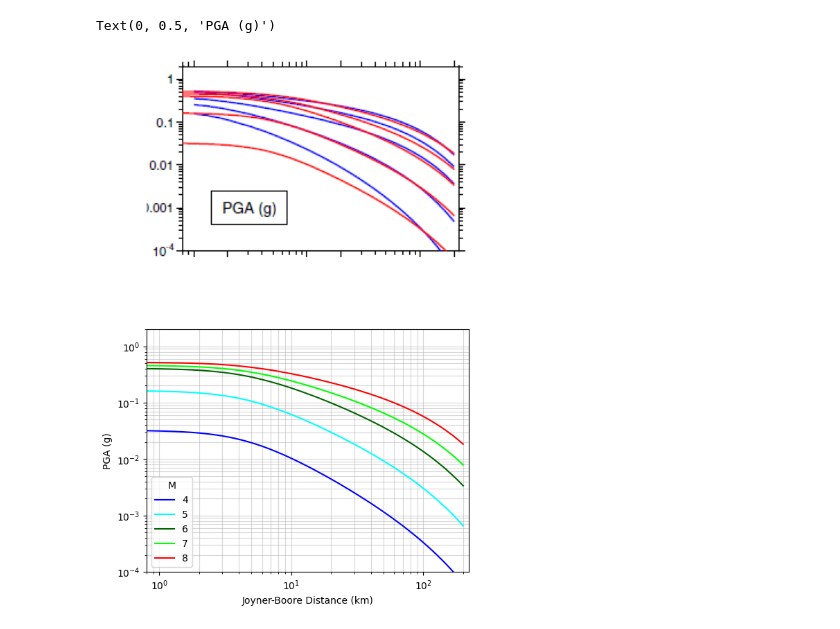
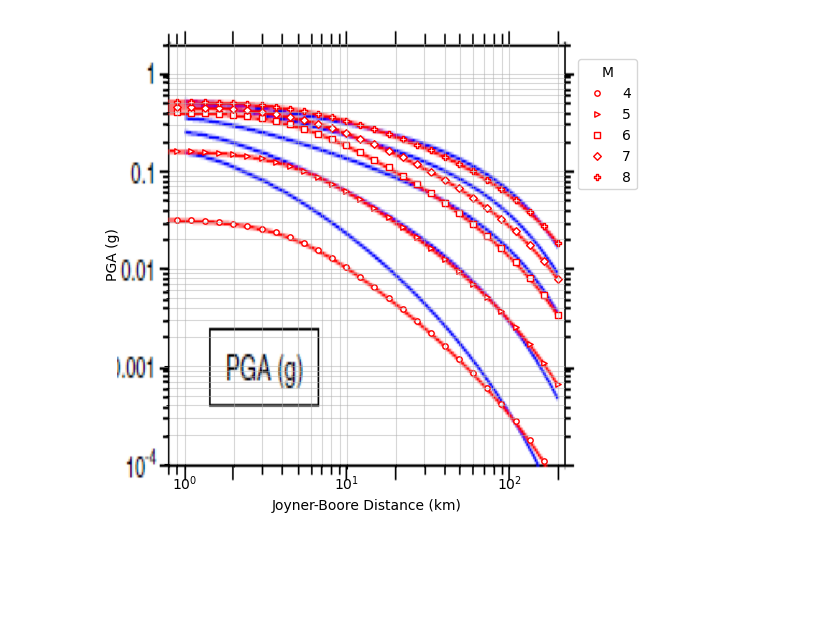
Before and after one commit to meerakota/ucla_plha, a Jupyter notebook: validation/gmm.ipynb, the cells around one changed output. Saved outputs shown, nothing was run; the diff lists cells and outputs as text; code cells hidden in the pictures; blank space fills up the shorter version.

Commit message:
Adding gmm validation notebook

```diff
--- a/validation/gmm.ipynb
+++ b/validation/gmm.ipynb
@@ -83,45 +96,49 @@ Text(0, 0.5, 'PGA (g)')
 # %%
 # Reproduce PGA part of Fig. 7 from BSSA14 model
 import numpy as np
 import matplotlib.pyplot as plt
 import matplotlib.image as mpimg
 from ucla_plha.ground_motion_models import bssa14
 
-rjb_vec = np.logspace(np.log(0.8), np.log10(200), 100)
+rjb_vec = np.logspace(np.log(0.8), np.log10(200), 30)
 m_vec = np.asarray([4, 5, 6, 7, 8])
 rjb = np.empty(len(m_vec) * len(rjb_vec), dtype=float)
 m = np.empty(len(m_vec) * len(rjb_vec), dtype=float)
 I = 0
 for i in range(len(m_vec)):
     for j in range(len(rjb_vec)):
         m[I] = m_vec[i]
         rjb[I] = rjb_vec[j]
         I += 1
 
 vs30 = 760
 fault_type = np.full(len(m), 3)
 
 mu_ln, sigma_ln = bssa14.get_im(vs30, rjb, m, fault_type)
 pga = np.exp(mu_ln)
 
-fig, ax = plt.subplots(nrows=2, figsize=(6, 10))
+fig, ax_img = plt.subplots(figsize=(6, 6))
+image = mpimg.imread("bssa14_validation.png")
+ax_img.imshow(image, extent=[0,6,0,6])
+ax_img.axis("off")
 
-image = mpimg.imread("bssa14_validation.png")
-ax[0].imshow(image)
-ax[0].axis("off")
+markers = ['o', '>', 's', 'D', 'P']
+
+ax_data = fig.add_axes((0.214,0.15,0.659,0.7), frameon=False)
 for i, m_val in enumerate(m_vec):
-    ax[1].plot(rjb[m == m_val], pga[m == m_val], label=str(m_val), c=colors[i])
-ax[1].set_yscale("log")
-ax[1].set_xscale("log")
-ax[1].set_ylim(0.0001, 2)
-ax[1].set_xlim(0.8, 220)
-ax[1].legend(title="M")
-ax[1].grid(True, alpha=0.5, which="both")
-ax[1].set_xlabel("Joyner-Boore Distance (km)")
-ax[1].set_ylabel("PGA (g)")
+    ax_data.scatter(rjb[m == m_val], pga[m == m_val], label=str(m_val), edgecolor='red', facecolor='white', s=15, marker=markers[i])
+ax_data.set_yscale("log")
+ax_data.set_xscale("log")
+ax_data.set_ylim(0.0001, 2)
+ax_data.set_xlim(0.8, 220)
+ax_data.legend(title="M", loc='upper right', bbox_to_anchor=(1.2,0.98,0,0))
+ax_data.grid(True, alpha=0.5, which="both")
+ax_data.set_xlabel("Joyner-Boore Distance (km)")
+ax_data.set_ylabel("PGA (g)", labelpad=30)
+# ax_data.tick_params(axis='x', labelbottom=False)
+ax_data.tick_params(axis='y', labelleft=False)
 # %% [output]
-Text(0, 0.5, 'PGA (g)')
-[figure, old version]
+[figure, new version]
 # %%
 # Reproduce Fig. 6 from CB14 model
 import numpy as np
```
Also changed, not shown: parts of 7 cells of this notebook, 1 other file.
